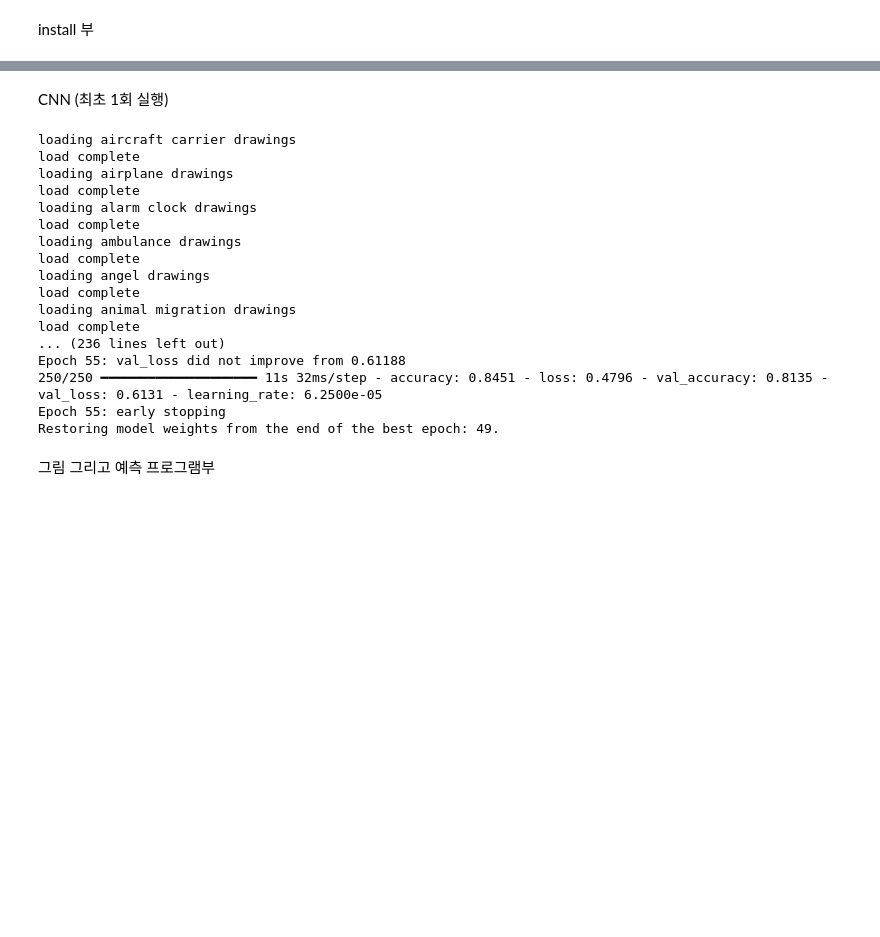
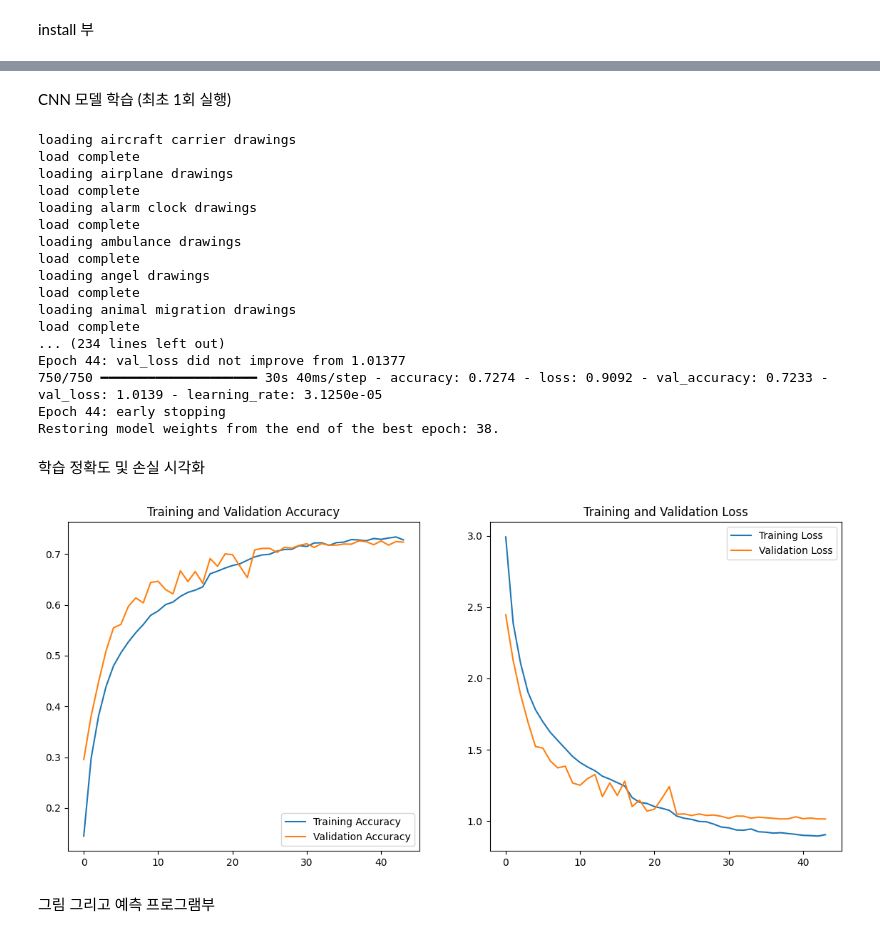
Before and after one commit to SolNam-UI/CTD, a Jupyter notebook: Project.ipynb, the cells around one changed output, grey strips where cells are left out. Cells and saved outputs as stored; diff of their text form; code cells hidden in the pictures; blank space fills up the shorter version.

```diff
--- a/Project.ipynb
+++ b/Project.ipynb
@@ -34,5 +33,5 @@ Drive already mounted at /content/drive; to attempt to forcibly remount, call dr
 # %% [markdown]
-CNN (최초 1회 실행)
+CNN 모델 학습 (최초 1회 실행)
 # %%
 import numpy as np
 import PIL.Image
@@ -52,7 +51,7 @@ early_stop = EarlyStopping(monitor='val_loss', patience=6, restore_best_weights=
 checkpoint = ModelCheckpoint("best_model.keras", monitor='val_loss', save_best_only=True, verbose=1)
 
 # 이미지 데이터 불러오기
-trainList = QuickDrawData().drawing_names[:10]
+trainList = QuickDrawData().drawing_names[:30]
 trainImg, trainLabel = [], []
 
 for i, label in enumerate(trainList):
@@ -76,17 +75,19 @@ model = Sequential([
     layers.MaxPooling2D(),
     layers.Conv2D(64, 3, padding="same", activation="relu"),
     layers.MaxPooling2D(),
+    layers.Conv2D(128, 3, padding="same"),
+    layers.BatchNormalization(),
+    layers.MaxPooling2D(),
     layers.Flatten(),
     layers.Dropout(0.4),
     layers.Dense(128, activation="relu"),
     layers.Dropout(0.4),
-    layers.Dense(10, activation="softmax")
+    layers.Dense(30, activation="softmax")
 ])
 model.compile(optimizer='adam', loss=tf.keras.losses.SparseCategoricalCrossentropy(from_logits=False), metrics=['accuracy'])
 
 # 모델 학습
 history = model.fit(X_train, y_train, batch_size=32, epochs=100, validation_data=(X_val, y_val), callbacks=[reduce_lr, early_stop, checkpoint])
-model.save("QuickDraw_Classify.keras")
 # %% [output]
 loading aircraft carrier drawings
 load complete
@@ -100,11 +101,43 @@ loading angel drawings
 load complete
 loading animal migration drawings
 load complete
-... (236 lines left out)
-Epoch 55: val_loss did not improve from 0.61188
-250/250 ━━━━━━━━━━━━━━━━━━━━ 11s 32ms/step - accuracy: 0.8451 - loss: 0.4796 - val_accuracy: 0.8135 - val_loss: 0.6131 - learning_rate: 6.2500e-05
-Epoch 55: early stopping
-Restoring model weights from the end of the best epoch: 49.
+... (234 lines left out)
+Epoch 44: val_loss did not improve from 1.01377
+750/750 ━━━━━━━━━━━━━━━━━━━━ 30s 40ms/step - accuracy: 0.7274 - loss: 0.9092 - val_accuracy: 0.7233 - val_loss: 1.0139 - learning_rate: 3.1250e-05
+Epoch 44: early stopping
+Restoring model weights from the end of the best epoch: 38.
+# %% [markdown]
+학습 정확도 및 손실 시각화
+# %%
+import matplotlib.pyplot as plt
+
+def plot_history(history):
+    acc = history.history['accuracy']
+    val_acc = history.history['val_accuracy']
+    loss = history.history['loss']
+    val_loss = history.history['val_loss']
+    epochs_range = range(len(acc))
+
+    plt.figure(figsize=(14, 6))
+
+    plt.subplot(1, 2, 1)
+    plt.plot(epochs_range, acc, label='Training Accuracy')
+    plt.plot(epochs_range, val_acc, label='Validation Accuracy')
+    plt.legend(loc='lower right')
+    plt.title('Training and Validation Accuracy')
+
+    plt.subplot(1, 2, 2)
+    plt.plot(epochs_range, loss, label='Training Loss')
+    plt.plot(epochs_range, val_loss, label='Validation Loss')
+    plt.legend(loc='upper right')
+    plt.title('Training and Validation Loss')
+
+    plt.show()
+
+# history가 존재할 경우 호출
+plot_history(history)
+# %% [output]
+[figure, added]
 # %% [markdown]
 그림 그리고 예측 프로그램부
 # %%
```
Also changed, not shown: parts of 3 cells of this notebook.
